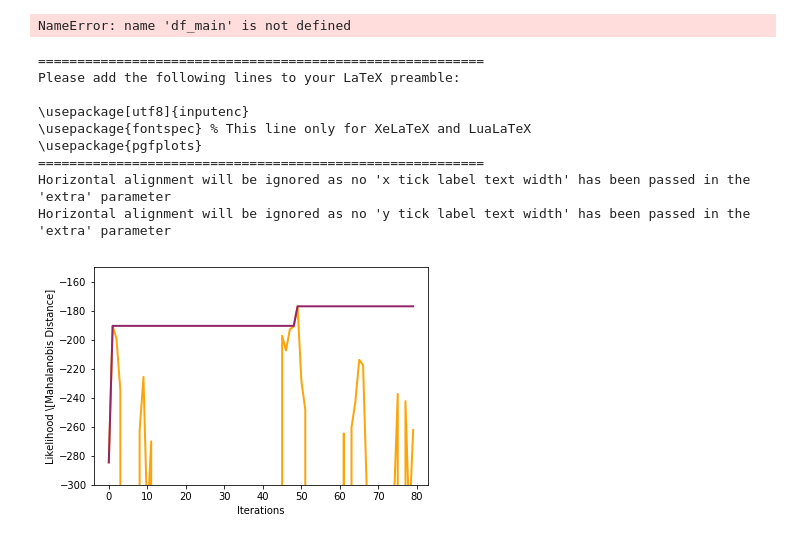
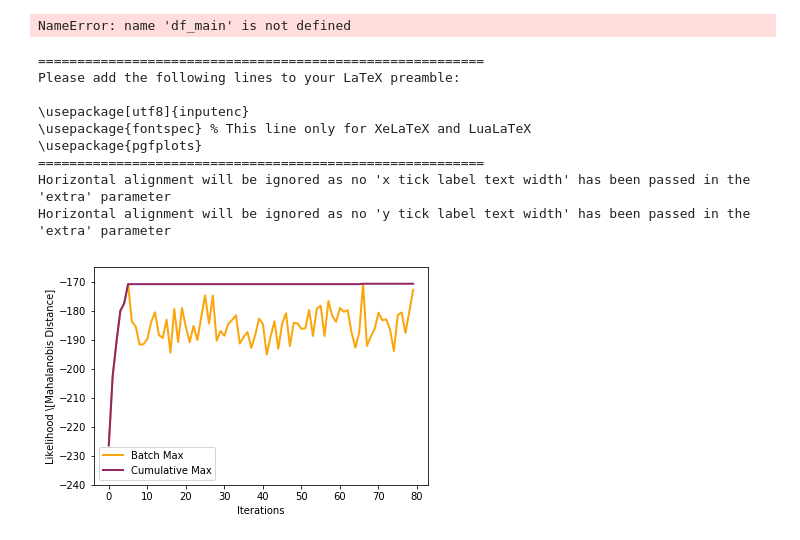
Before and after one commit to mark-koren/AdaptiveStressTestingToolbox, a Jupyter notebook: Toolbox/AST_Analyzer.ipynb, the cells around one changed output. Saved outputs shown, nothing was run; the diff lists cells and outputs as text; code cells hidden in the pictures.

Commit message:
Added toolbox runs

```diff
--- a/Toolbox/AST_Analyzer.ipynb
+++ b/Toolbox/AST_Analyzer.ipynb
@@ -389,8 +389,8 @@ import matplotlib.pyplot as plt
 heatmap = plt.imshow(new_difs[:,:,i,j,k], cmap='hot', interpolation='nearest', extent=(-1,0,-6,-2), aspect=0.25)
 # %%
 import pickle
-with open('./data/newR/r3/eval.p', 'wb') as f:
-    pickle.dump(x, f)
+with open('./data/toolbox_data/d1/eval.p', 'wb') as f:
+    pickle.dump(paths, f)
 # %%
 filepath = './data/gen/'
 filenames = ['g1/', 'g2/', 'g3/', 'g4/', 'g5/', 'g6/']
@@ -1430,30 +1402,31 @@ NameError: name 'df_main' is not defined
 # %%
 itr = str(16)
 maxes = np.ones((80, 2)) * -np.inf
-data = pd.read_csv('./data/astd/d0/tab.txt')
+data = pd.read_csv('./data/toolbox_data/d2/tab.txt')
 for i in range(80):
 
 # print(data.columns)
 #     print(i,j)
     maxes[i, 0] = np.maximum(maxes[i-1,0],data.get('MaxReturn').values[i])
     maxes[i, 1] = data.get('MaxReturn').values[i]
 colors = plt.cm.inferno(np.linspace(0,1,6))
 # plt.plot(maxes[:,0],color=colors[0], label="Generalized", linewidth=2.0)
-plt.plot(maxes[:,1],color=colors[4], label="Discrete", linewidth=2.0)
-plt.plot(maxes[:,0],color=colors[2], label="Discrete (Cumulative)", linewidth=2.0)
+plt.plot(maxes[:,1],color=colors[4], label="Batch Max", linewidth=2.0)
+plt.plot(maxes[:,0],color=colors[2], label="Cumulative Max", linewidth=2.0)
 plt.xlabel('Iterations')
 plt.ylabel('Likelihood \\[Mahalanobis Distance]')
-plt.ylim(-300, -150)
+plt.legend()
+plt.ylim(-240, -165)
 from matplotlib2tikz import save as tikz_save
 tikz_save("pedestrianDRL.tex")
 # %% [output]
 =========================================================
 Please add the following lines to your LaTeX preamble:
 
 \usepackage[utf8]{inputenc}
 \usepackage{fontspec} % This line only for XeLaTeX and LuaLaTeX
 \usepackage{pgfplots}
 =========================================================
 Horizontal alignment will be ignored as no 'x tick label text width' has been passed in the 'extra' parameter
 Horizontal alignment will be ignored as no 'y tick label text width' has been passed in the 'extra' parameter
-[figure, old version]
+[figure, new version]
```
Also changed, not shown: parts of 4 cells of this notebook, 1 other file.
